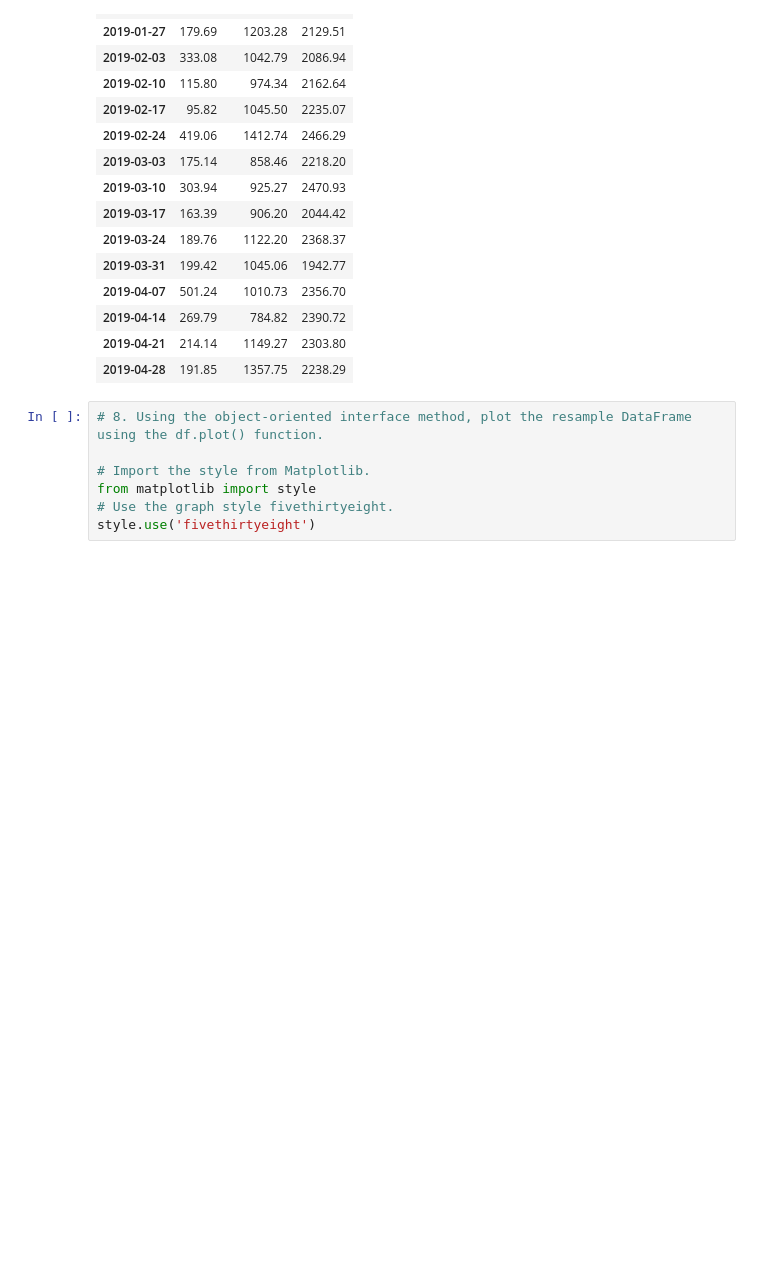
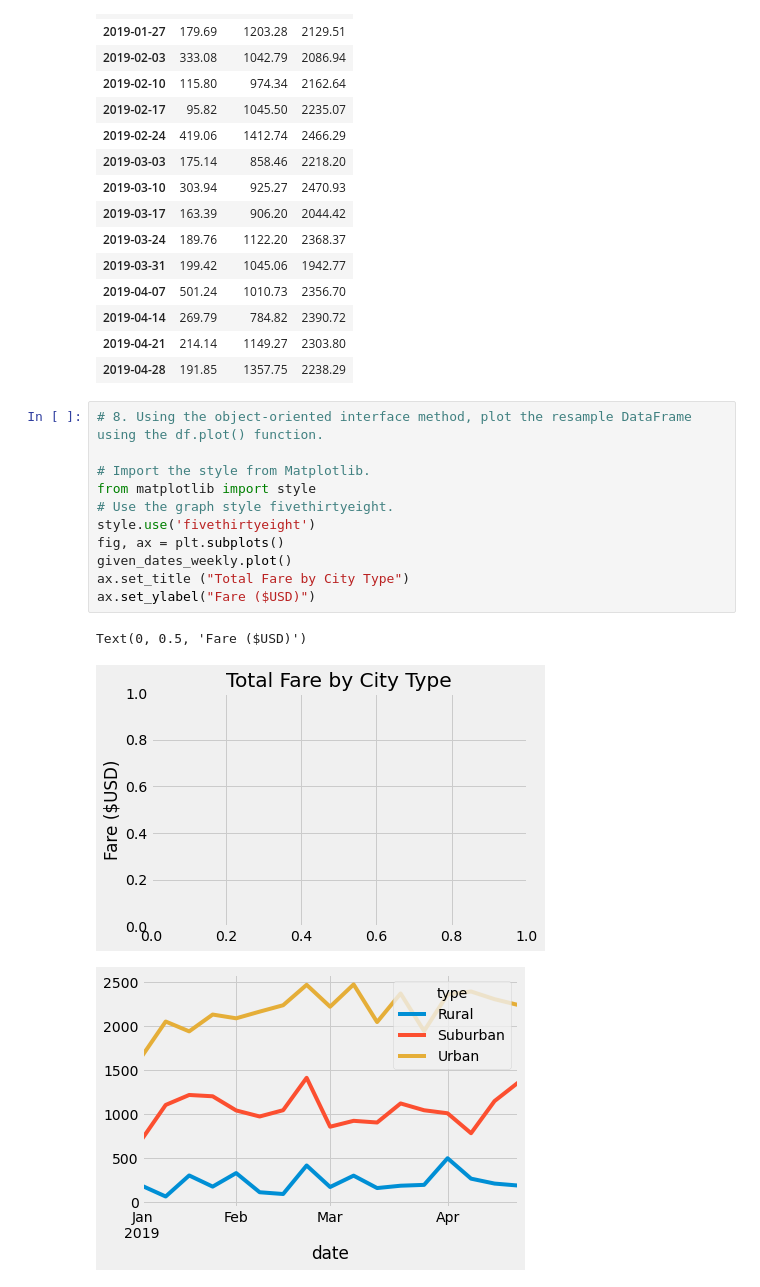
Before and after one commit to Julcatan/Pyper-Analysis, a Jupyter notebook: PyBer_Challenge.ipynb, the cells around one changed output. Cells and saved outputs as stored; diff of their text form; blank space fills up the shorter version.

```diff
--- a/PyBer_Challenge.ipynb
+++ b/PyBer_Challenge.ipynb
@@ -255,7 +262,15 @@ given_dates_weekly
 # %%
 # 8. Using the object-oriented interface method, plot the resample DataFrame using the df.plot() function.
 
 # Import the style from Matplotlib.
 from matplotlib import style
 # Use the graph style fivethirtyeight.
 style.use('fivethirtyeight')
+fig, ax = plt.subplots()
+given_dates_weekly.plot()
+ax.set_title ("Total Fare by City Type")
+ax.set_ylabel("Fare ($USD)")
+# %% [output]
+Text(0, 0.5, 'Fare ($USD)')
+[figure, added]
+[figure, added]
```
Also changed, not shown: parts of 3 cells of this notebook, 1 other file.
